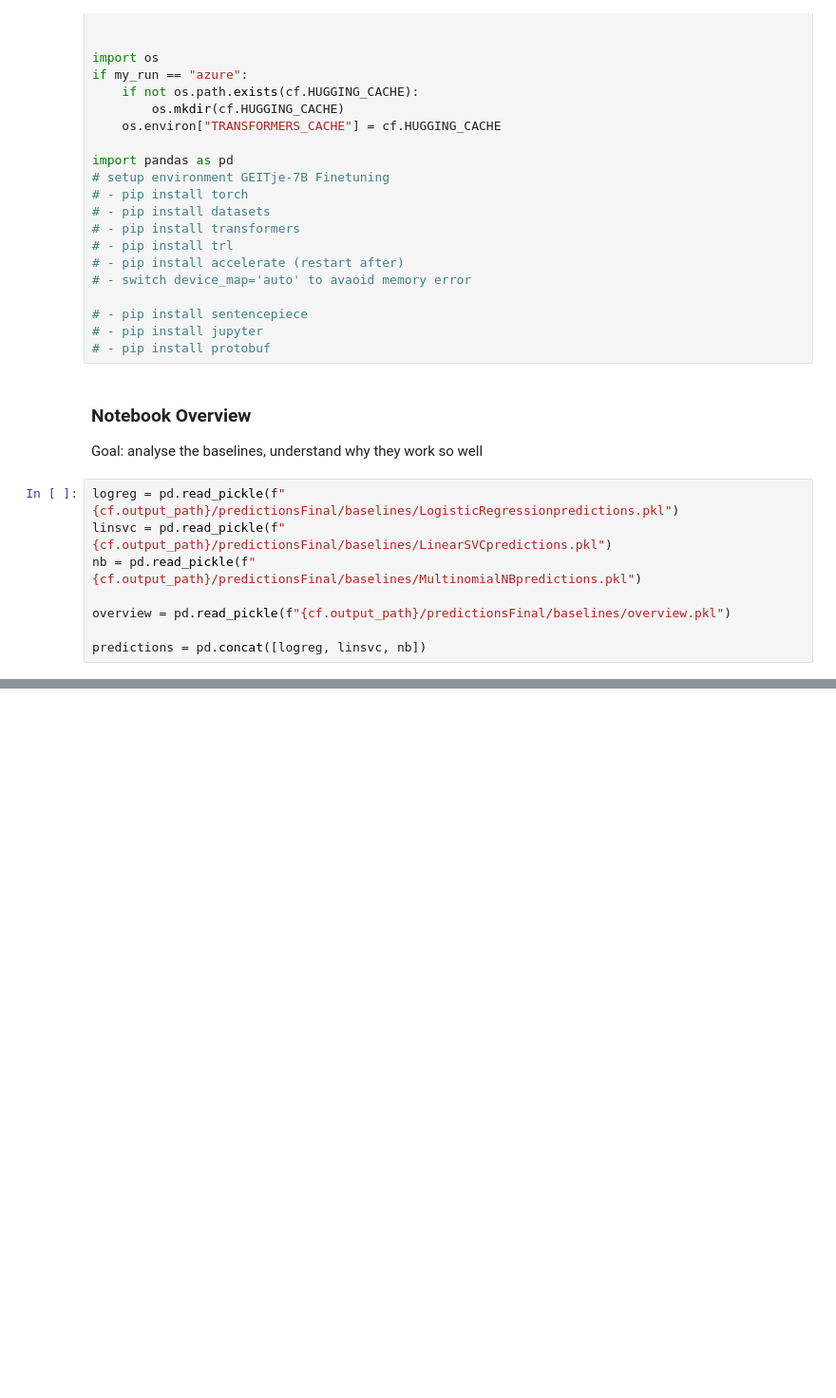
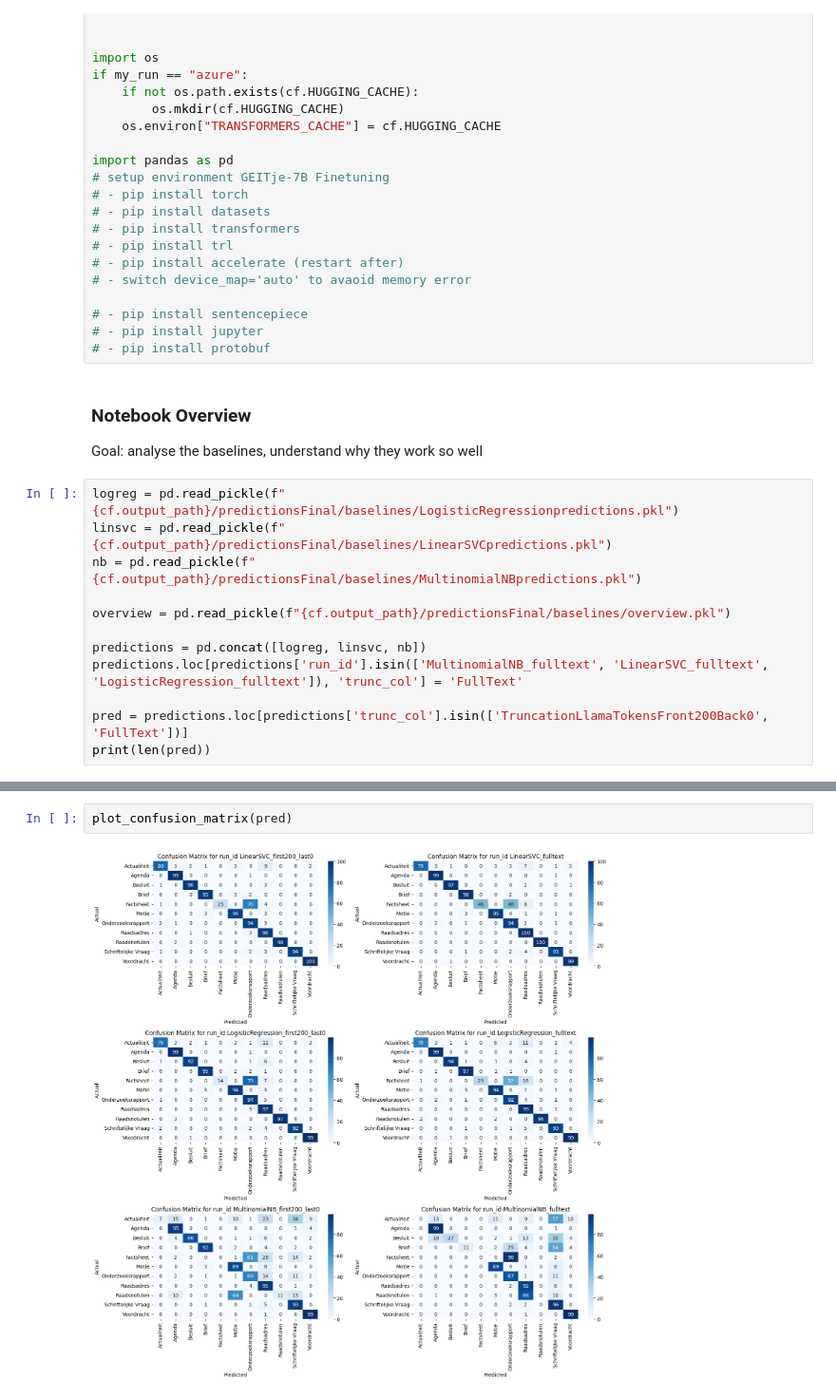
Before and after one commit to Amsterdam-Internships/document-classification-using-large-language-models, a Jupyter notebook: PredictionAnalysis/BaselineAnalysis.ipynb, the cells around one changed output, grey strips where cells are left out. Shown at 95% size. Drawn from its saved outputs; the diff is of its cells as text; blank space fills up the shorter version.

```diff
--- a/PredictionAnalysis/BaselineAnalysis.ipynb
+++ b/PredictionAnalysis/BaselineAnalysis.ipynb
@@ -45,3 +45,7 @@ nb = pd.read_pickle(f"{cf.output_path}/predictionsFinal/baselines/MultinomialNBp
 overview = pd.read_pickle(f"{cf.output_path}/predictionsFinal/baselines/overview.pkl")
 
 predictions = pd.concat([logreg, linsvc, nb])
+predictions.loc[predictions['run_id'].isin(['MultinomialNB_fulltext', 'LinearSVC_fulltext', 'LogisticRegression_fulltext']), 'trunc_col'] = 'FullText'
+
+pred = predictions.loc[predictions['trunc_col'].isin(['TruncationLlamaTokensFront200Back0', 'FullText'])]
+print(len(pred))
@@ -235,0 +232,4 @@ Mistakes: most trouble with Factsheet, they get mistaken as onderzoeksrapport. I
+# %%
+plot_confusion_matrix(pred)
+# %% [output]
+[figure, added]
```
Also changed, not shown: parts of 11 cells of this notebook, 8 other files.
